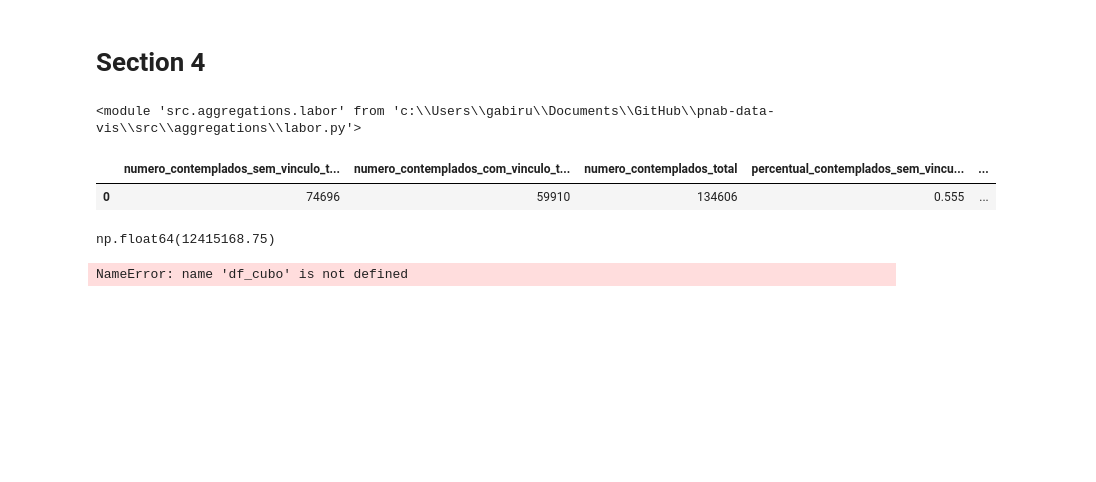
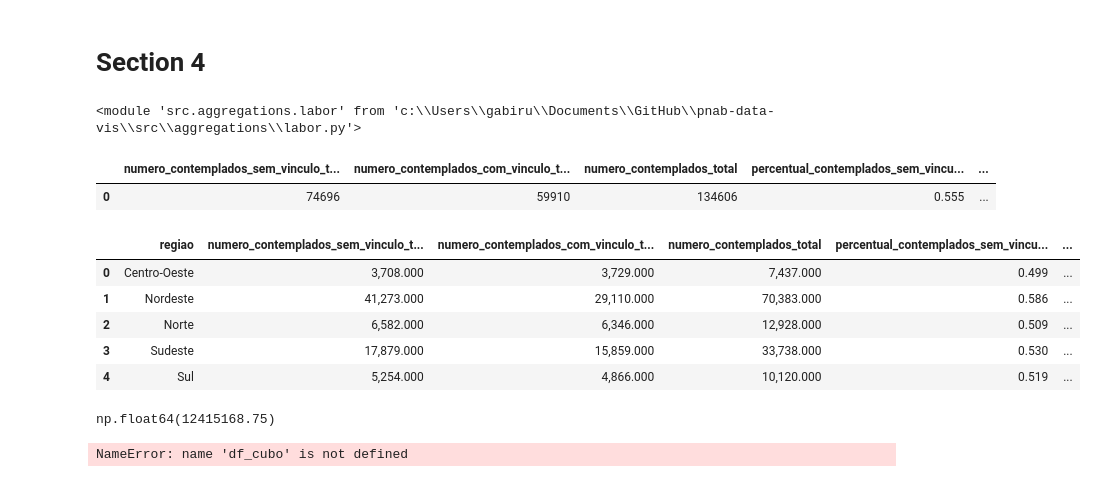
Before and after one commit to SGE-Subsecretaria-de-Gestao-Estrategica/pnab-data-vis, a Jupyter notebook: src/notebooks/gabriel_create_csv.ipynb, the cells around one changed output. Cells and saved outputs as stored; diff of their text form; code cells hidden in the pictures; blank space fills up the shorter version.

```diff
--- a/src/notebooks/gabriel_create_csv.ipynb
+++ b/src/notebooks/gabriel_create_csv.ipynb
@@ -20,7 +20,7 @@ importlib.reload(person)
 importlib.reload(labor)
 importlib.reload(cadunico)
 
-pd.set_option("display.float_format", "{:,.3f}".format)
+pd.set_option("display.float_format", "{:,.4f}".format)
 pd.set_option("display.max_columns", None)
 # %%
 df_cubo = pd.read_excel(settings.CUBO_PATH)
@@ -321,6 +321,15 @@ df_not_in_mercado_by_uf.to_csv(settings.DATA_PATH_SECTION4 / 'aggregate_vinculo_
 # aggregate_vinculo_formal_labor_by_region.csv
 df_not_in_mercado_by_region = labor.aggregate_vinculo_formal_labor_by_region(df_cubo=df_cubo)
 df_not_in_mercado_by_region.to_csv(settings.DATA_PATH_SECTION4 / 'aggregate_vinculo_formal_labor_by_region.csv')
+# %%
+df_not_in_mercado_by_region
+# %% [output]
+|  | regiao | numero_contemplados_sem_vinculo_t... | numero_contemplados_com_vinculo_t... | numero_contemplados_total | percentual_contemplados_sem_vincu... | ... |
+| 0 | Centro-Oeste | 3,708.000 | 3,729.000 | 7,437.000 | 0.499 | ... |
+| 1 | Nordeste | 41,273.000 | 29,110.000 | 70,383.000 | 0.586 | ... |
+| 2 | Norte | 6,582.000 | 6,346.000 | 12,928.000 | 0.509 | ... |
+| 3 | Sudeste | 17,879.000 | 15,859.000 | 33,738.000 | 0.530 | ... |
+| 4 | Sul | 5,254.000 | 4,866.000 | 10,120.000 | 0.519 | ... |
 # %%
 # aggregate_vinculo_formal_labor_by_sexo.csv
 df_not_in_mercado_by_sexo = labor.aggregate_vinculo_formal_labor_by_sexo(df_cubo=df_cubo)
```
Also changed, not shown: 2 other files.
